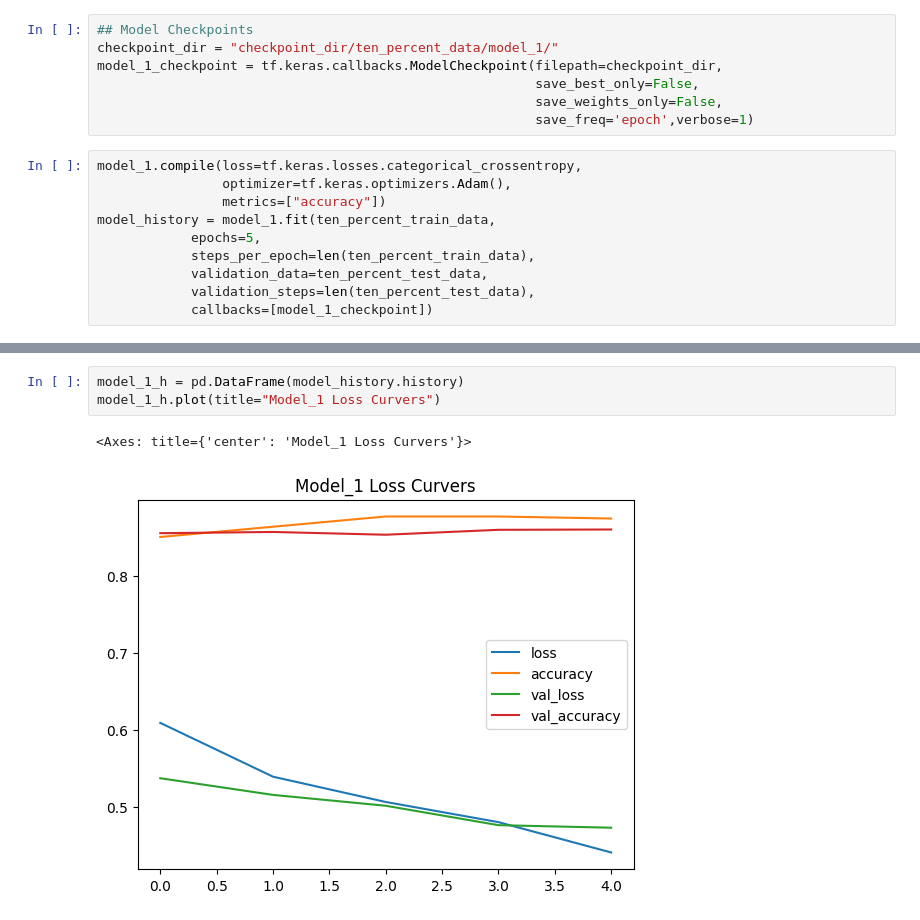
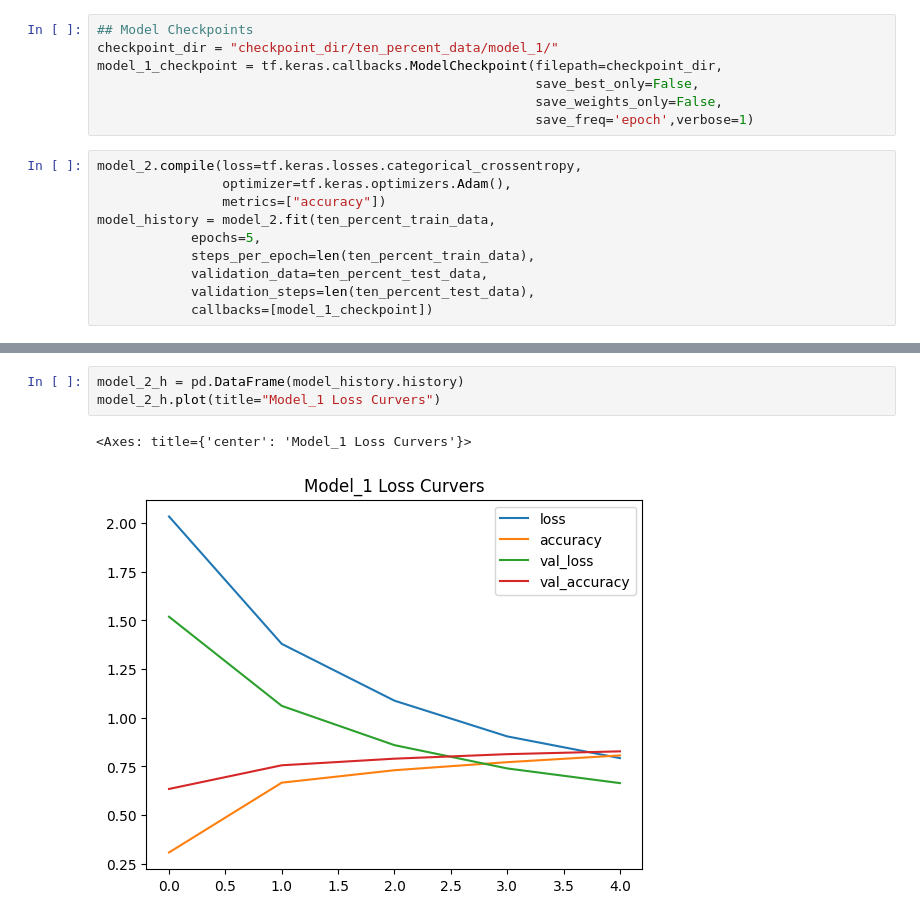
Before and after one commit to SajjaPremsai/TensorFlow, a Jupyter notebook: FineTuning.ipynb, the cells around one changed output, grey strips where cells are left out. Saved outputs shown, nothing was run; the diff lists cells and outputs as text.

Commit message:
Finetuning a model using tensorflow

```diff
--- a/FineTuning.ipynb
+++ b/FineTuning.ipynb
@@ -556,10 +556,10 @@ model_1_checkpoint = tf.keras.callbacks.ModelCheckpoint(filepath=checkpoint_dir,
                                                         save_weights_only=False,
                                                         save_freq='epoch',verbose=1)
 # %%
-model_1.compile(loss=tf.keras.losses.categorical_crossentropy,
+model_2.compile(loss=tf.keras.losses.categorical_crossentropy,
                 optimizer=tf.keras.optimizers.Adam(),
                 metrics=["accuracy"])
-model_history = model_1.fit(ten_percent_train_data,
+model_history = model_2.fit(ten_percent_train_data,
             epochs=5,
             steps_per_epoch=len(ten_percent_train_data),
             validation_data=ten_percent_test_data,
@@ -589,9 +590,9 @@ model_1.evaluate(ten_percent_test_data)
 # %%
-model_1_h = pd.DataFrame(model_history.history)
-model_1_h.plot(title="Model_1 Loss Curvers")
+model_2_h = pd.DataFrame(model_history.history)
+model_2_h.plot(title="Model_1 Loss Curvers")
 # %% [output]
 <Axes: title={'center': 'Model_1 Loss Curvers'}>
-[figure, old version]
+[figure, new version]
 # %%
 plot_loss_curves(model_history)
 # %% [output]
```
Also changed, not shown: parts of 50 cells of this notebook.
